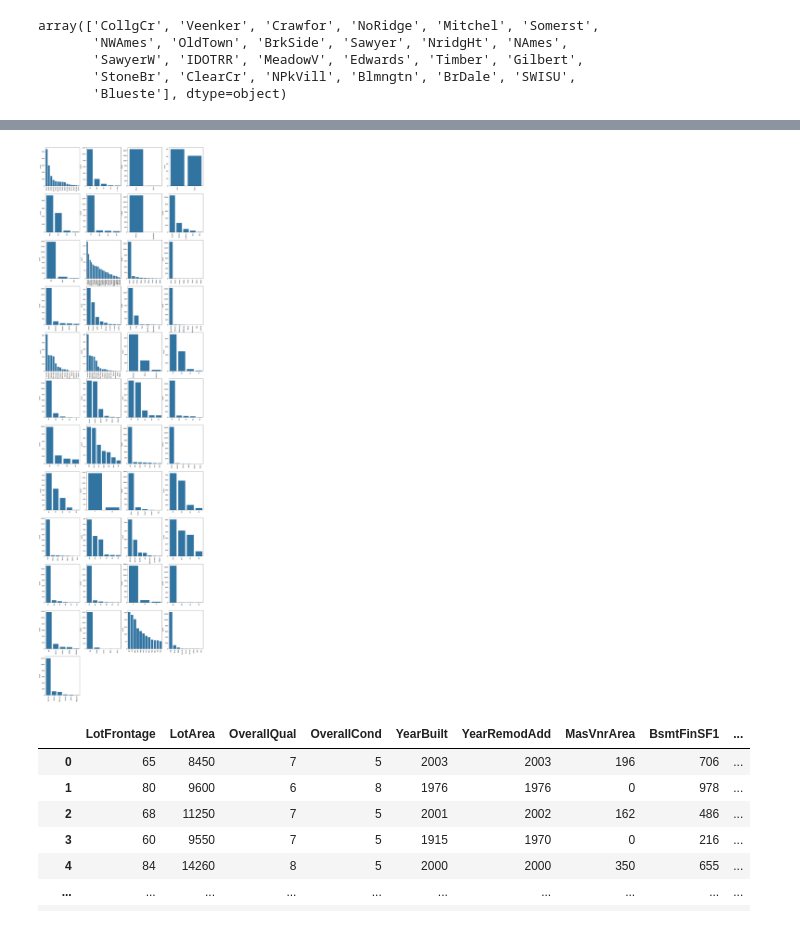
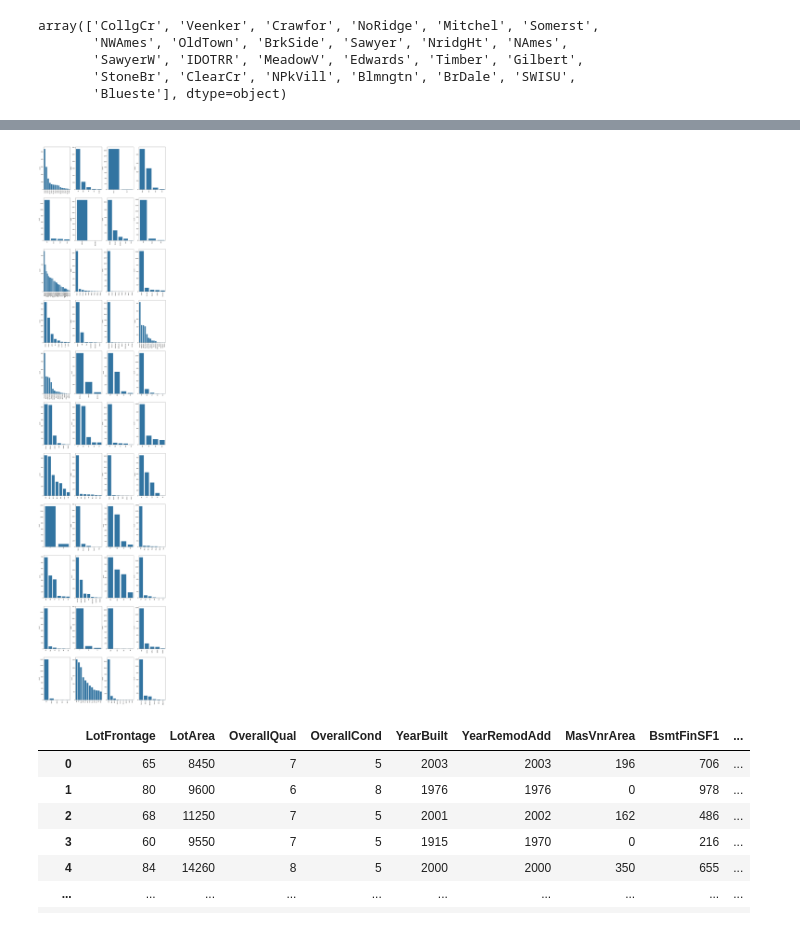
Before and after one commit to Meenakshigupta6527/EDA-for-Real-Estate-Pricing, a Jupyter notebook: Exploratory_Data_Analysis_for_Real_Estate_Pricing.ipynb, the cells around one changed output, grey strips where cells are left out. Drawn from its saved outputs; the diff is of its cells as text; code cells hidden in the pictures.

```diff
--- a/Exploratory_Data_Analysis_for_Real_Estate_Pricing.ipynb
+++ b/Exploratory_Data_Analysis_for_Real_Estate_Pricing.ipynb
@@ -88,0 +201,7 @@ array(['CollgCr', 'Veenker', 'Crawfor', 'NoRidge', 'Mitchel', 'Somerst',
+# %%
+#replace MasVnrType missing values with mode
+
+masvnr_object = [col for col in dataset1 if dataset1['MasVnrType'].dtype=='O']
+
+for masvnrtype in masvnr_object:
+    dataset1['MasVnrType'] = dataset1['MasVnrType'].fillna(dataset1['MasVnrType'].mode()[0])
@@ -163,0 +238,5 @@ memory usage: 912.6+ KB
+# %%
+# converting 'GarageYrBlt' from float to int
+#dataset1 = dataset1.astype({"GarageYrBlt": 'int'})
+
+dataset1['GarageYrBlt'] = dataset1['GarageYrBlt'].replace(to_replace=np.nan, value = 0).astype('int64')
@@ -163,0 +247,7 @@ memory usage: 912.6+ KB
+# %%
+#dataset1['GarageYrBlt'].mean()
+
+dataset1['GarageYrBlt'] = dataset1['GarageYrBlt'].fillna(
+    dataset1['GarageYrBlt'].mean()
+)
+dataset1['GarageYrBlt']
@@ -182,0 +277,12 @@ plt.show()
+# %%
+#dataset1['Electrical'].mode()
+dataset1['Electrical'] = dataset1['Electrical'].fillna(
+    dataset1['Electrical'].mode()
+)
+
+#replace Electrical missing values with mode
+
+elec_object = [col for col in dataset1 if dataset1['Electrical'].dtype=='O']
+
+for masvnrtype in elec_object:
+    dataset1['Electrical']  = dataset1['Electrical'] .fillna(dataset1['Electrical'] .mode()[0])
@@ -255,15 +401,17 @@ sns.barplot(x=object_cols,y=unique_values)
 # %%
-plt.figure(figsize=(20, 70))
+plt.figure(figsize=(20, 100))
 plt.title('Categorical Features: Distribution')
 plt.xticks(rotation=90)
 index = 1
 
 for col in object_cols:
 	y = dataset1_cat[col].value_counts()
 	plt.subplot(12, 4,index)
 	plt.xticks(rotation=90)
 	sns.barplot(x=list(y.index), y=y)
 	index += 1
+
+plt.savefig("distribution_plots.png")
 # %% [output]
-[figure, old version]
+[figure, new version]
 # %%
```
Also changed, not shown: parts of 53 cells of this notebook.
